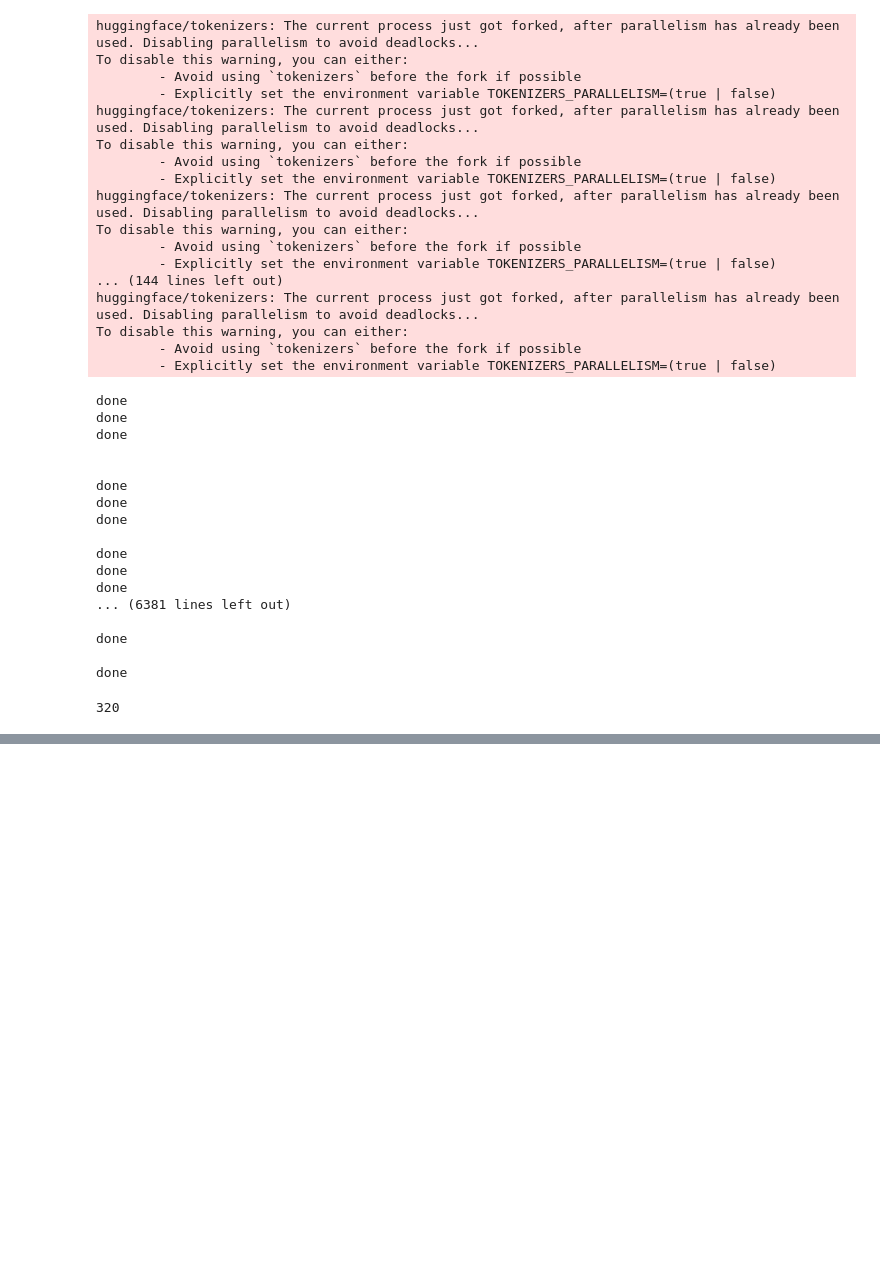
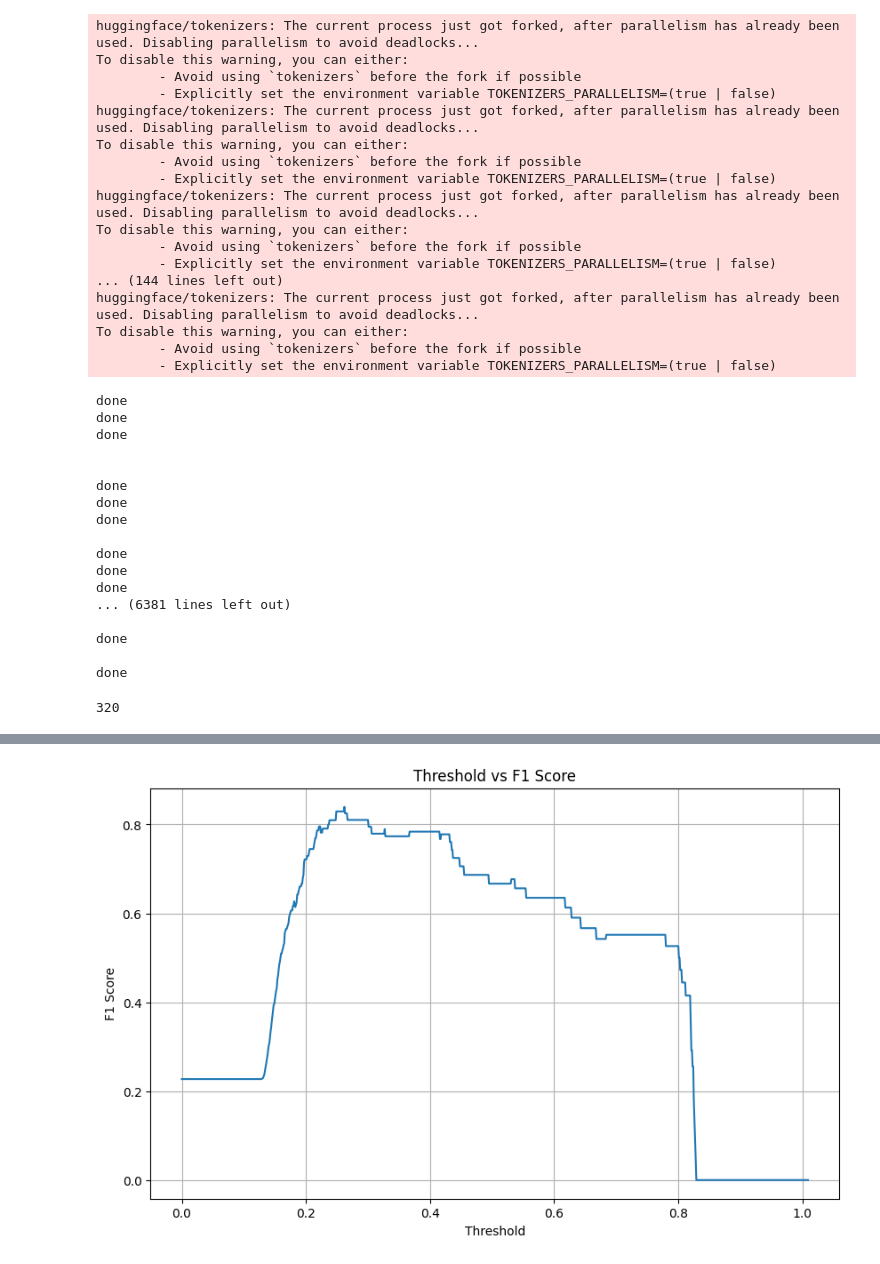
Before and after one commit to Sourav0118/From-Posts-to-Patterns-Detecting-Anorexia-on-Reddit, a Jupyter notebook: notebooks/BERT_sentiment.ipynb, the cells around one changed output, grey strips where cells are left out. Cells and saved outputs as stored; diff of their text form; code cells hidden in the pictures; blank space fills up the shorter version.

```diff
--- a/notebooks/BERT_sentiment.ipynb
+++ b/notebooks/BERT_sentiment.ipynb
@@ -680,0 +1721,2 @@ ERDE50 = 5.954937293216693%
+# %%
+test_dataset = NpyDataset('/home/ajeet/Sourav/test_dataset_bert', d, time_dataset_dict)
@@ -680,0 +1781,14 @@ ERDE50 = 5.954937293216693%
+# %%
+Device = 'cuda' if torch.cuda.is_available() else 'cpu'
+model_patchtst = PatchTSTForClassification(config=config)
+model_classifier = BinaryClassifier()
+# %%
+from tqdm import tqdm
+
+# model.load_state_dict(torch.load("/media/souravsaini/Data/POP_OS/internship/models_wts/longformer/Aug_dataset/epoch_49_val_loss_0.1539282605572142.pt"))
+model_classifier.load_state_dict(torch.load("/home/ajeet/Sourav/bert_ckpts/bert_tst/model_best_classifier.pt"))
+# model_classifier.load_state_dict(torch.load("/home/ajeet/Sourav/lngfmr_attn_ptsts_ckpt/model_best_classifier.pt"))
+model_patchtst.load_state_dict(torch.load("/home/ajeet/Sourav/bert_ckpts/bert_tst/model_best_patchtst.pt"))
+# model_patchtst.load_state_dict(torch.load("/home/ajeet/Sourav/lngfmr_attn_ptsts_ckpt/model_best_patchtst.pt"))
+model_classifier.to(Device)
+model_patchtst.to(Device)
@@ -680,0 +1813,52 @@ ERDE50 = 5.954937293216693%
+# %%
+probs, label, delay = evaluate(test_dataset, model_classifier, model_patchtst)
+# %%
+import numpy as np
+import pandas as pd
+import matplotlib.pyplot as plt
+from sklearn.metrics import f1_score
+
+# Initialize lists to store results
+thresholds = np.arange(0, 1.01, 0.001)
+f1_scores = []
+
+# Calculate F1 score for each threshold
+for threshold in thresholds:
+    pred_labels = []
+    for i in range(len(probs)):
+        temp = []
+        for j in range(len(probs[i])):
+            if probs[i][j] > threshold:
+                temp.append(1)
+            else:
+                temp.append(0)
+        pred_labels.append(temp)
+
+    preds = []
+    for i in pred_labels:
+        if sum(i) > 5:
+            preds.append(1)
+        else:
+            preds.append(0)
+
+    f1 = f1_score(label, preds)
+    f1_scores.append(f1)
+
+# Create a DataFrame to store the results
+results_df = pd.DataFrame({
+    'threshold': thresholds,
+    'f1_score': f1_scores
+})
+
+# Print the DataFrame
+print(results_df)
+
+# Plot the curve
+plt.figure(figsize=(10, 6))
+plt.plot(results_df['threshold'], results_df['f1_score'])
+plt.title('Threshold vs F1 Score')
+plt.xlabel('Threshold')
+plt.ylabel('F1 Score')
+plt.grid(True)
+plt.show()
+# %% [output]
@@ -680,0 +1879 @@ ERDE50 = 5.954937293216693%
+[figure, added]
```
Also changed, not shown: parts of 92 cells of this notebook.
